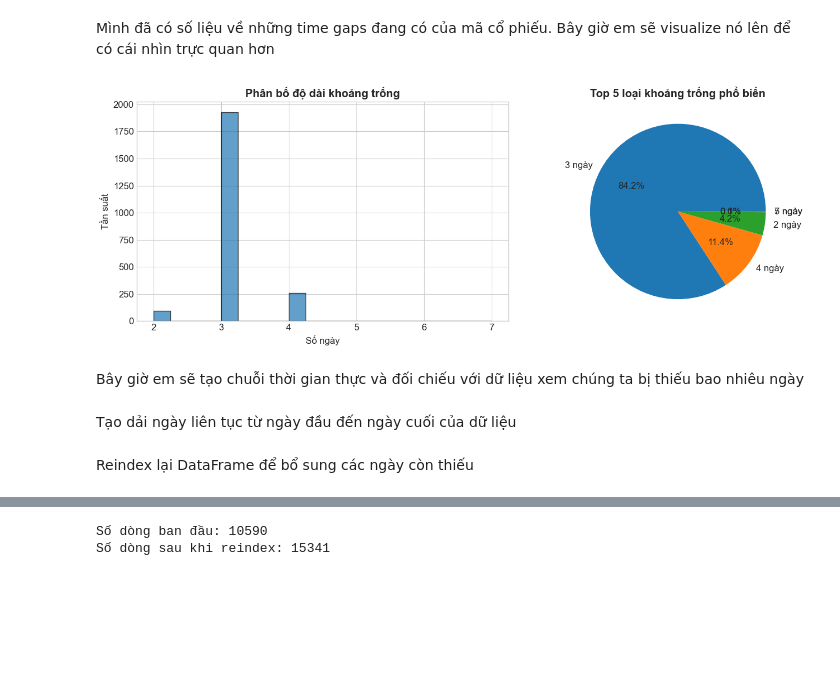
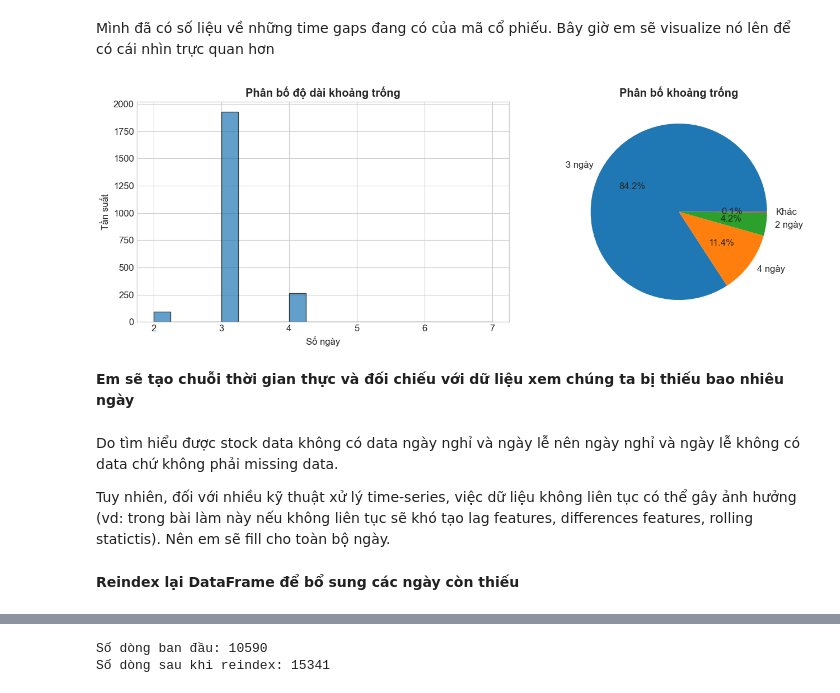
Before and after one commit to thloc1212/DataMiningLab1, a Jupyter notebook: notebooks/04_temporal_preprocessing.ipynb, the cells around one changed output, grey strips where cells are left out. Drawn from its saved outputs; the diff is of its cells as text; code cells hidden in the pictures; blank space fills up the shorter version.

```diff
--- a/notebooks/04_temporal_preprocessing.ipynb
+++ b/notebooks/04_temporal_preprocessing.ipynb
@@ -175,11 +159,0 @@ Mẫu dữ liệu:
-# %%
-df['Year'] = df['Date'].dt.year
-df['Month'] = df['Date'].dt.month
-df['Day'] = df['Date'].dt.day
-df['DayOfWeek'] = df['Date'].dt.dayofweek  # 0=Monday, 6=Sunday
-df['DayName'] = df['Date'].dt.day_name()
-df['Quarter'] = df['Date'].dt.quarter
-df['WeekOfYear'] = df['Date'].dt.isocalendar().week
-
-print("Các thành phần thời gian đã trích xuất:")
-df[['Date', 'Year', 'Month', 'Day', 'DayOfWeek', 'DayName', 'Quarter', 'WeekOfYear']].head(10)
@@ -295,33 +256,46 @@ Mình đã có số liệu về những time gaps đang có của mã cổ phi
 # %%
 fig, axes = plt.subplots(1, 2, figsize=(14, 5))
 
-# Histogram
 gap_days = gaps['TimeDiff'].dt.days
 axes[0].hist(gap_days, bins=20, edgecolor='black', alpha=0.7)
 axes[0].set_title('Phân bố độ dài khoảng trống', fontweight='bold')
 axes[0].set_xlabel('Số ngày')
 axes[0].set_ylabel('Tần suất')
 
-# Pie chart
 gap_counts = gap_days.value_counts().head(5)
-axes[1].pie(gap_counts.values, labels=[f'{d} ngày' for d in gap_counts.index], autopct='%1.1f%%')
-axes[1].set_title('Top 5 loại khoảng trống phổ biến', fontweight='bold')
+
+total = gap_counts.sum()
+small = gap_counts[gap_counts / total <= 0.02]
+large = gap_counts[gap_counts / total > 0.02]
+
+if len(small) > 0:
+    large["Khác"] = small.sum()
+
+axes[1].pie(
+    large.values,
+    labels=[f'{d} ngày' if isinstance(d, int) else d for d in large.index],
+    autopct='%1.1f%%'
+)
+axes[1].set_title('Phân bố khoảng trống', fontweight='bold')
+
 
 plt.tight_layout()
 plt.show()
 # %% [output]
-[figure, old version]
+[figure, new version]
 # %% [markdown]
-Bây giờ em sẽ tạo chuỗi thời gian thực và đối chiếu với dữ liệu xem chúng ta bị thiếu bao nhiêu ngày
+**Em sẽ tạo chuỗi thời gian thực và đối chiếu với dữ liệu xem chúng ta bị thiếu bao nhiêu ngày**
-# %% [markdown]
-Tạo dải ngày liên tục từ ngày đầu đến ngày cuối của dữ liệu
+# %% [markdown]
+Do tìm hiểu được stock data không có data ngày nghỉ và ngày lễ nên ngày nghỉ và ngày lễ không có data chứ không phải missing data.
+
+Tuy nhiên, đối với nhiều kỹ thuật xử lý time-series, việc dữ liệu không liên tục có thể gây ảnh hưởng (vd: trong bài làm này nếu không liên tục sẽ khó tạo lag features, differences features, rolling statictis). Nên em sẽ fill cho toàn bộ ngày.
 # %%
 start_date = df_caua.index.min()
 end_date = df_caua.index.max()
 
 date_range = pd.date_range(start=start_date, end=end_date, freq='D')
 # %% [markdown]
-Reindex lại DataFrame để bổ sung các ngày còn thiếu
+**Reindex lại DataFrame để bổ sung các ngày còn thiếu**
 # %%
 df_caub = df_caua.reindex(date_range)
 # %% [markdown]
```
Also changed, not shown: parts of 137 cells of this notebook.
